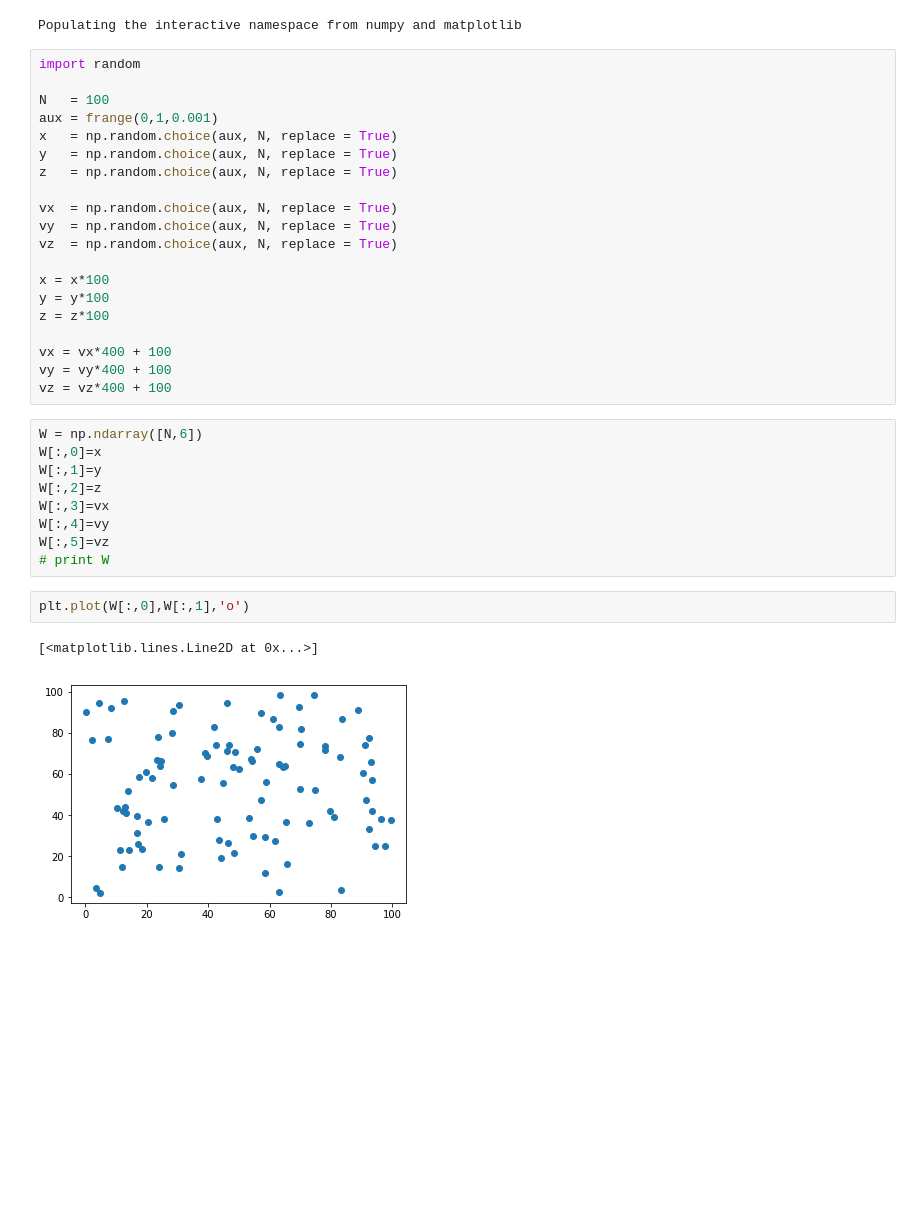
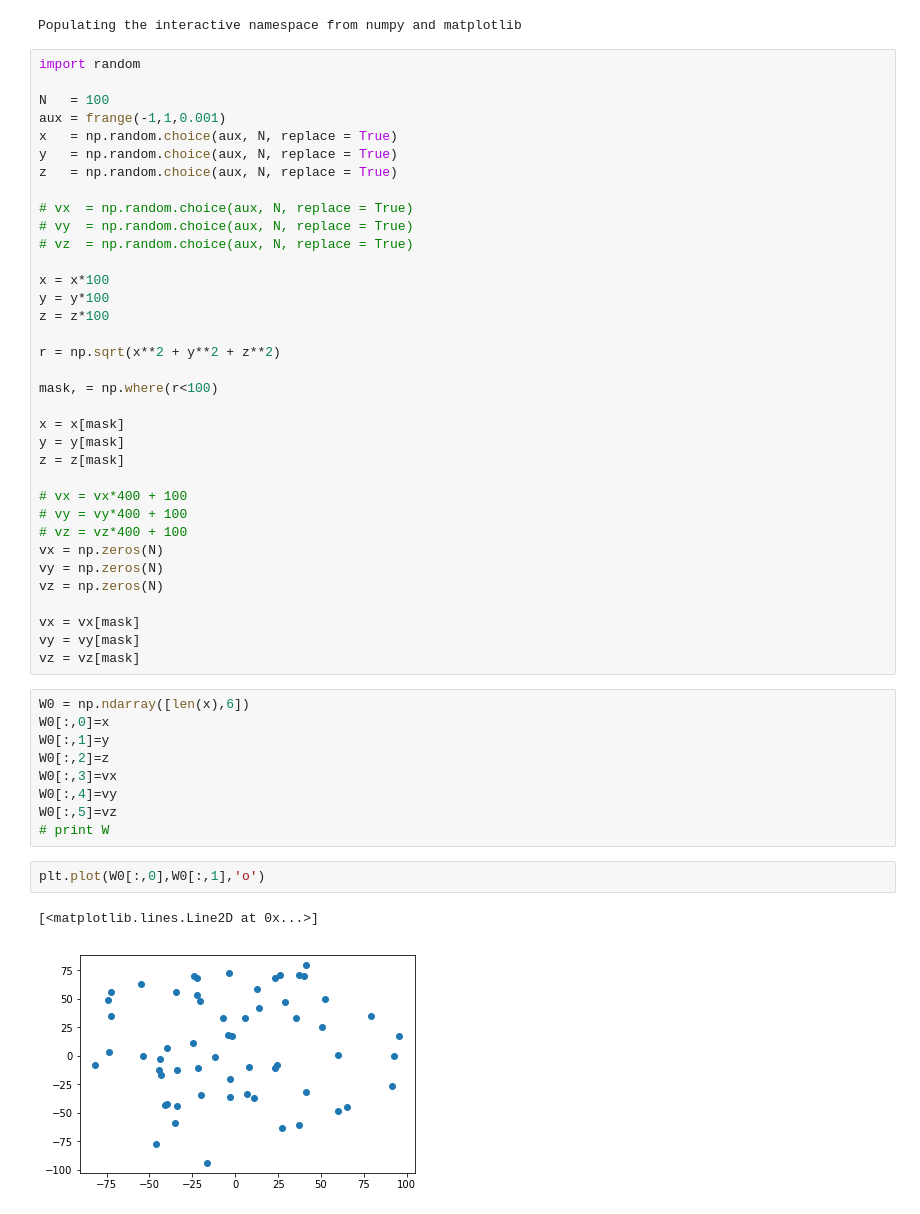
Before and after one commit to ornemarioni/metodos_numericos, a Jupyter notebook: euler.ipynb, the cells around one changed output. Saved outputs shown, nothing was run; the diff lists cells and outputs as text; blank space fills up the shorter version.

```diff
--- a/euler.ipynb
+++ b/euler.ipynb
@@ -6,34 +6,49 @@ Populating the interactive namespace from numpy and matplotlib
 import random
 
 N   = 100
-aux = frange(0,1,0.001)
+aux = frange(-1,1,0.001)
 x   = np.random.choice(aux, N, replace = True)
 y   = np.random.choice(aux, N, replace = True)
 z   = np.random.choice(aux, N, replace = True)
 
-vx  = np.random.choice(aux, N, replace = True)
-vy  = np.random.choice(aux, N, replace = True)
-vz  = np.random.choice(aux, N, replace = True)
+# vx  = np.random.choice(aux, N, replace = True)
+# vy  = np.random.choice(aux, N, replace = True)
+# vz  = np.random.choice(aux, N, replace = True)
 
 x = x*100
 y = y*100
 z = z*100
 
-vx = vx*400 + 100
-vy = vy*400 + 100
-vz = vz*400 + 100
+r = np.sqrt(x**2 + y**2 + z**2)
+
+mask, = np.where(r<100)
+
+x = x[mask]
+y = y[mask]
+z = z[mask]
+
+# vx = vx*400 + 100
+# vy = vy*400 + 100
+# vz = vz*400 + 100
+vx = np.zeros(N)
+vy = np.zeros(N)
+vz = np.zeros(N)
+
+vx = vx[mask]
+vy = vy[mask]
+vz = vz[mask]
 # %%
-W = np.ndarray([N,6])
-W[:,0]=x
-W[:,1]=y
-W[:,2]=z
-W[:,3]=vx
-W[:,4]=vy
-W[:,5]=vz
+W0 = np.ndarray([len(x),6])
+W0[:,0]=x
+W0[:,1]=y
+W0[:,2]=z
+W0[:,3]=vx
+W0[:,4]=vy
+W0[:,5]=vz
 # print W
 # %%
-plt.plot(W[:,0],W[:,1],'o')
+plt.plot(W0[:,0],W0[:,1],'o')
 # %% [output]
 [<matplotlib.lines.Line2D at 0x...>]
-[figure, old version]
+[figure, new version]
 # %%
```
Also changed, not shown: parts of 8 cells of this notebook, 1 other file.
